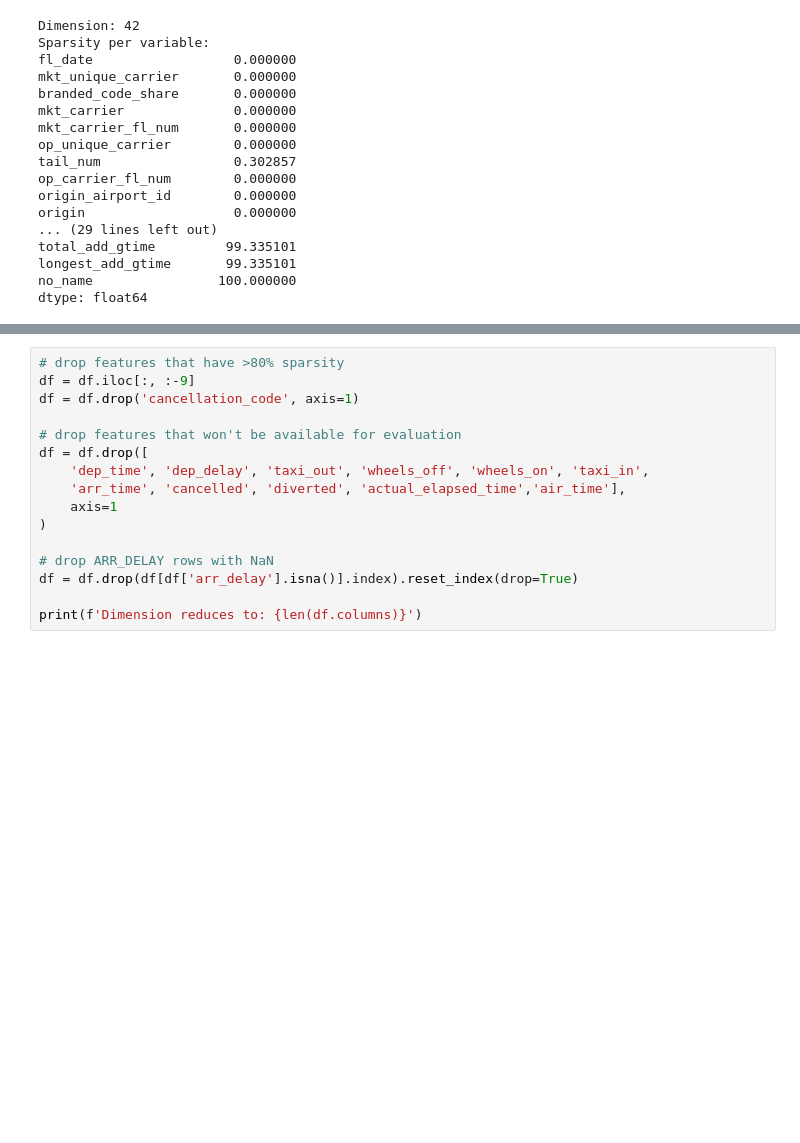
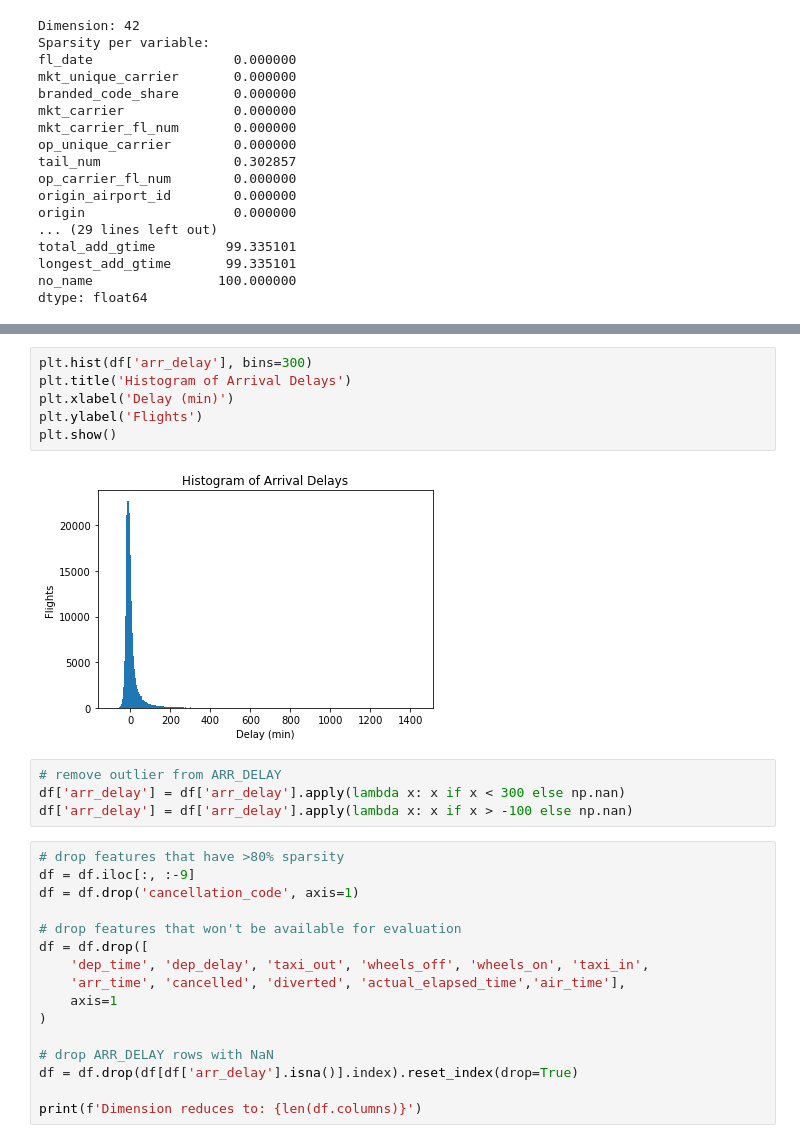
Before and after one commit to elslb/airline_delay_project, a Jupyter notebook: kevin_scratch.ipynb, the cells around one changed output, grey strips where cells are left out. Saved outputs shown, nothing was run; the diff lists cells and outputs as text; blank space fills up the shorter version.

Commit message:
remove outliers

```diff
--- a/kevin_scratch.ipynb
+++ b/kevin_scratch.ipynb
@@ -72,3 +88,15 @@ dtype: float64
+# %%
+plt.hist(df['arr_delay'], bins=300)
+plt.title('Histogram of Arrival Delays')
+plt.xlabel('Delay (min)')
+plt.ylabel('Flights')
+plt.show()
+# %% [output]
+[figure, added]
+# %%
+# remove outlier from ARR_DELAY
+df['arr_delay'] = df['arr_delay'].apply(lambda x: x if x < 300 else np.nan)
+df['arr_delay'] = df['arr_delay'].apply(lambda x: x if x > -100 else np.nan)
 # %%
 # drop features that have >80% sparsity
 df = df.iloc[:, :-9]
```
Also changed, not shown: parts of 87 cells of this notebook.
